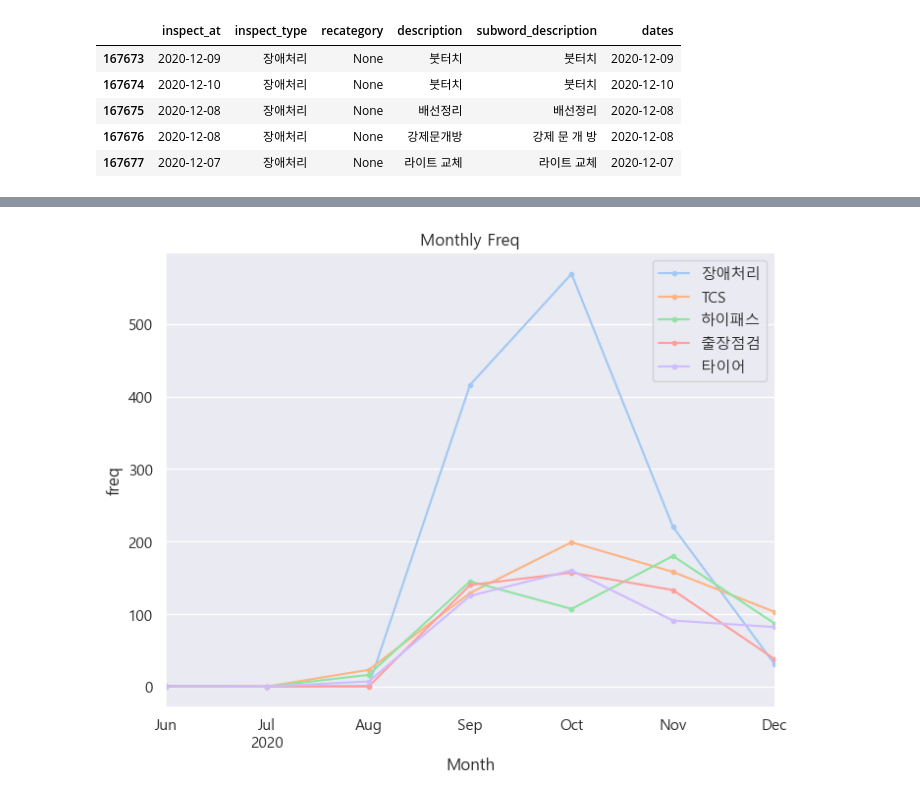
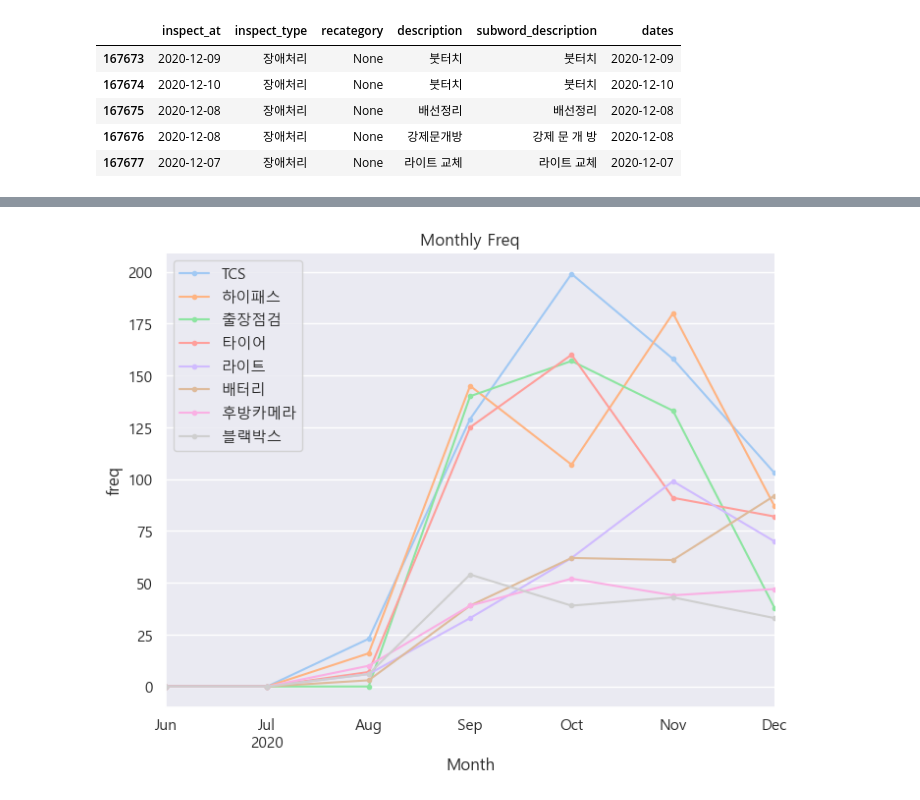
Before and after one commit to j053okok/aiffel_study, a Jupyter notebook: 1012_node/1012_project_word2vec.ipynb, the cells around one changed output, grey strips where cells are left out. Saved outputs shown, nothing was run; the diff lists cells and outputs as text; code cells hidden in the pictures.

```diff
--- a/1012_node/1012_project_word2vec.ipynb
+++ b/1012_node/1012_project_word2vec.ipynb
@@ -273,18 +273,3 @@ normal.head()
 | 167675 | 2020-12-08 | 장애처리 | None | 배선정리 | 배선정리 | 2020-12-08 |
 | 167676 | 2020-12-08 | 장애처리 | None | 강제문개방 | 강제 문 개 방 | 2020-12-08 |
 | 167677 | 2020-12-07 | 장애처리 | None | 라이트 교체 | 라이트 교체 | 2020-12-07 |
-# %%
-monthly = normal.groupby(pd.Grouper(key='dates', freq='M')).count()
-monthly = monthly['inspect_at']
-monthly = monthly.reset_index()
-monthly['dates_str'] = monthly['dates'].apply(lambda x: str(x)[:10])
-
-plt.rcParams["figure.figsize"] = (8, 6)
-monthly.plot(x='dates_str',y='inspect_at', color='#00B8FF', kind='bar')
-
-plt.xticks(rotation=45)
-plt.title('Monthly Freq')
-plt.xlabel('Month')
-plt.ylabel('freq')
-
-plt.show()
@@ -293,13 +276,12 @@ plt.show()
 # %%
-# recategory freq Top 5
 temp = pd.DataFrame()
-for word, count in recategory_top20[1:6]:
+for word, count in recategory_top20[2:10]:
     temp[word] = normal.groupby(pd.Grouper(key='dates', freq='M'))['recategory'].apply(lambda x: x[x == word].count())
 
 temp.plot(marker='.')
 plt.title('Monthly Freq')
 plt.xlabel('Month')
 plt.ylabel('freq')
 plt.show()
 # %% [output]
-[figure, old version]
+[figure, new version]
```
Also changed, not shown: parts of 8 cells of this notebook, 2 other files.
